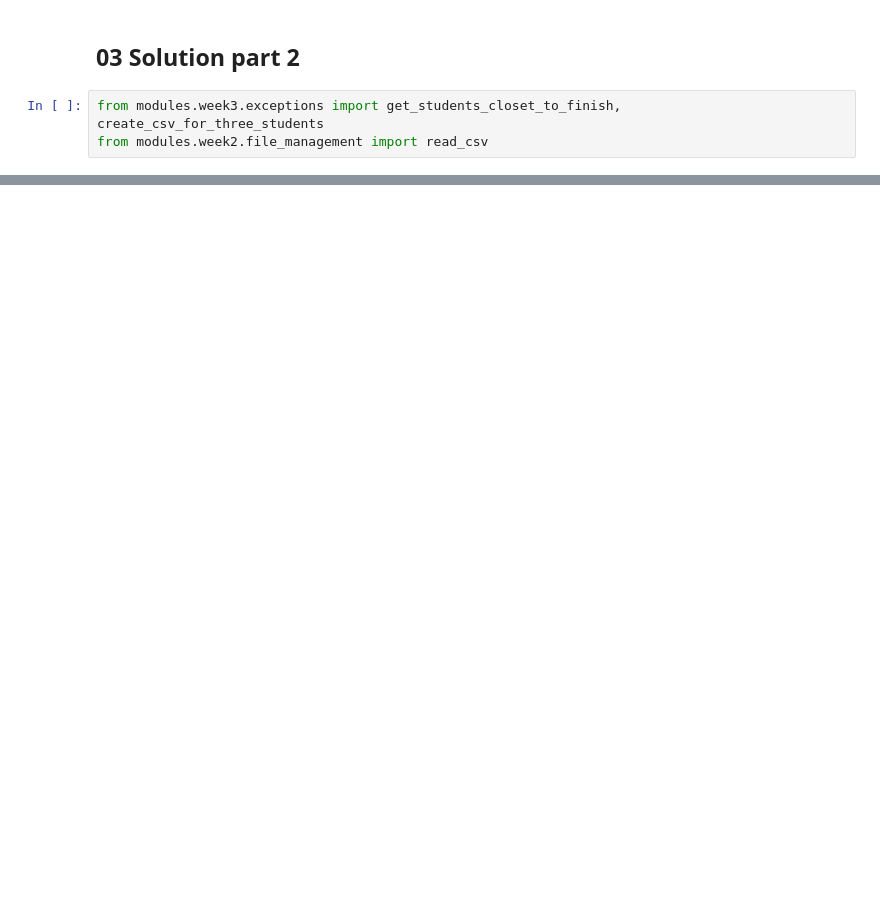
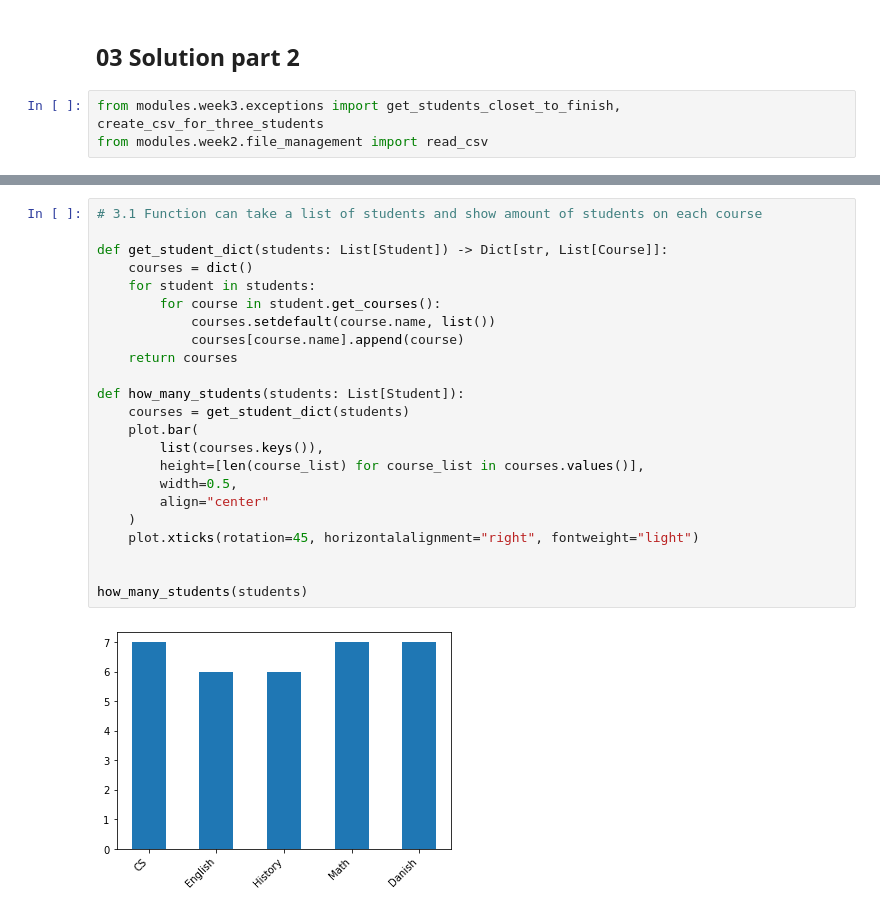
Before and after one commit to tobias-z/4-sem-python, a Jupyter notebook: Week_3.ipynb, the cells around one changed output, grey strips where cells are left out. Cells and saved outputs as stored; diff of their text form; blank space fills up the shorter version.

```diff
--- a/Week_3.ipynb
+++ b/Week_3.ipynb
@@ -117,0 +140,25 @@ print(read_csv("files/closest_students.csv"))
+# %%
+# 3.1 Function can take a list of students and show amount of students on each course
+
+def get_student_dict(students: List[Student]) -> Dict[str, List[Course]]:
+    courses = dict()
+    for student in students:
+        for course in student.get_courses():
+            courses.setdefault(course.name, list())
+            courses[course.name].append(course)
+    return courses
+
+def how_many_students(students: List[Student]):
+    courses = get_student_dict(students)
+    plot.bar(
+        list(courses.keys()),
+        height=[len(course_list) for course_list in courses.values()],
+        width=0.5,
+        align="center"
+    )
+    plot.xticks(rotation=45, horizontalalignment="right", fontweight="light")
+
+
+how_many_students(students)
+# %% [output]
+[figure, added]
```
Also changed, not shown: parts of 9 cells of this notebook, 4 other files.
